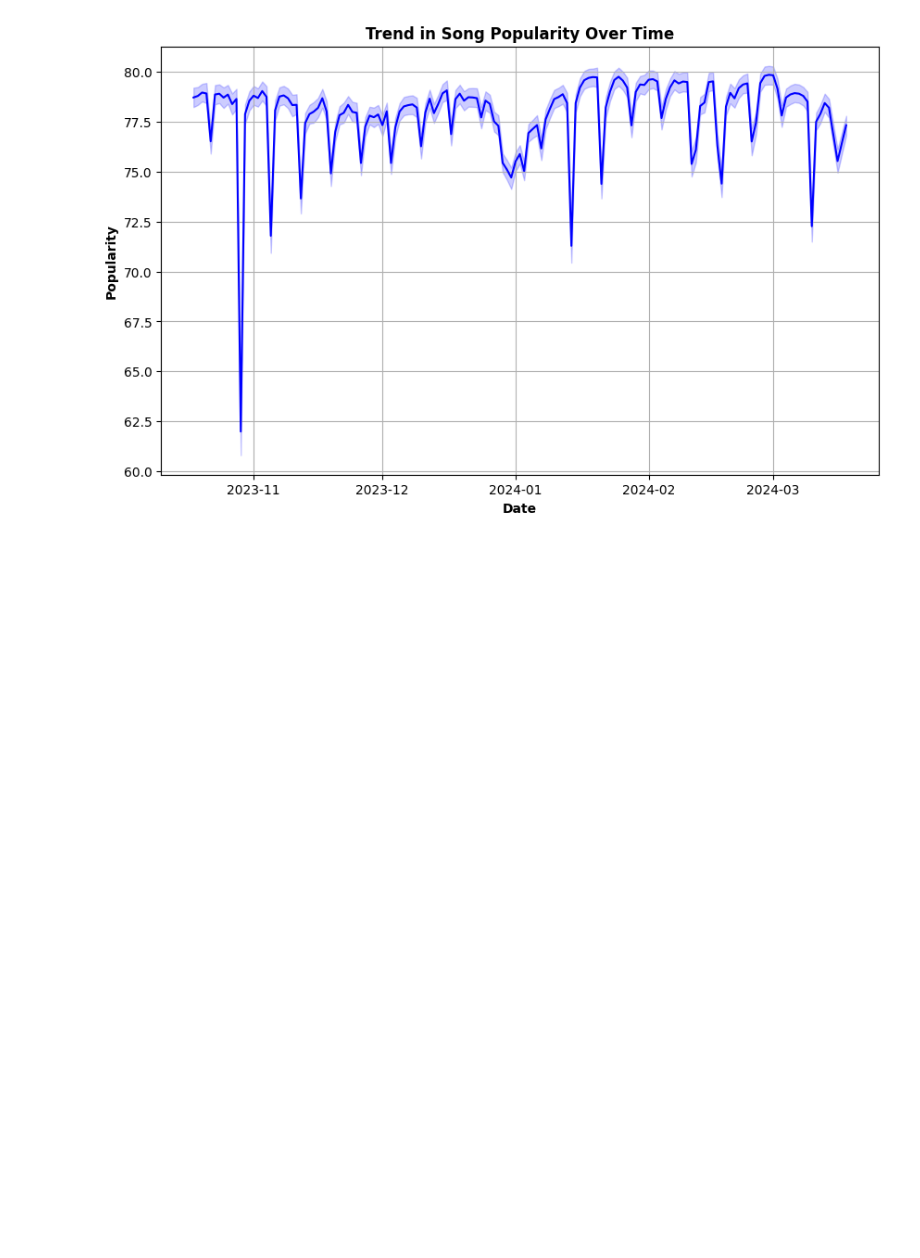
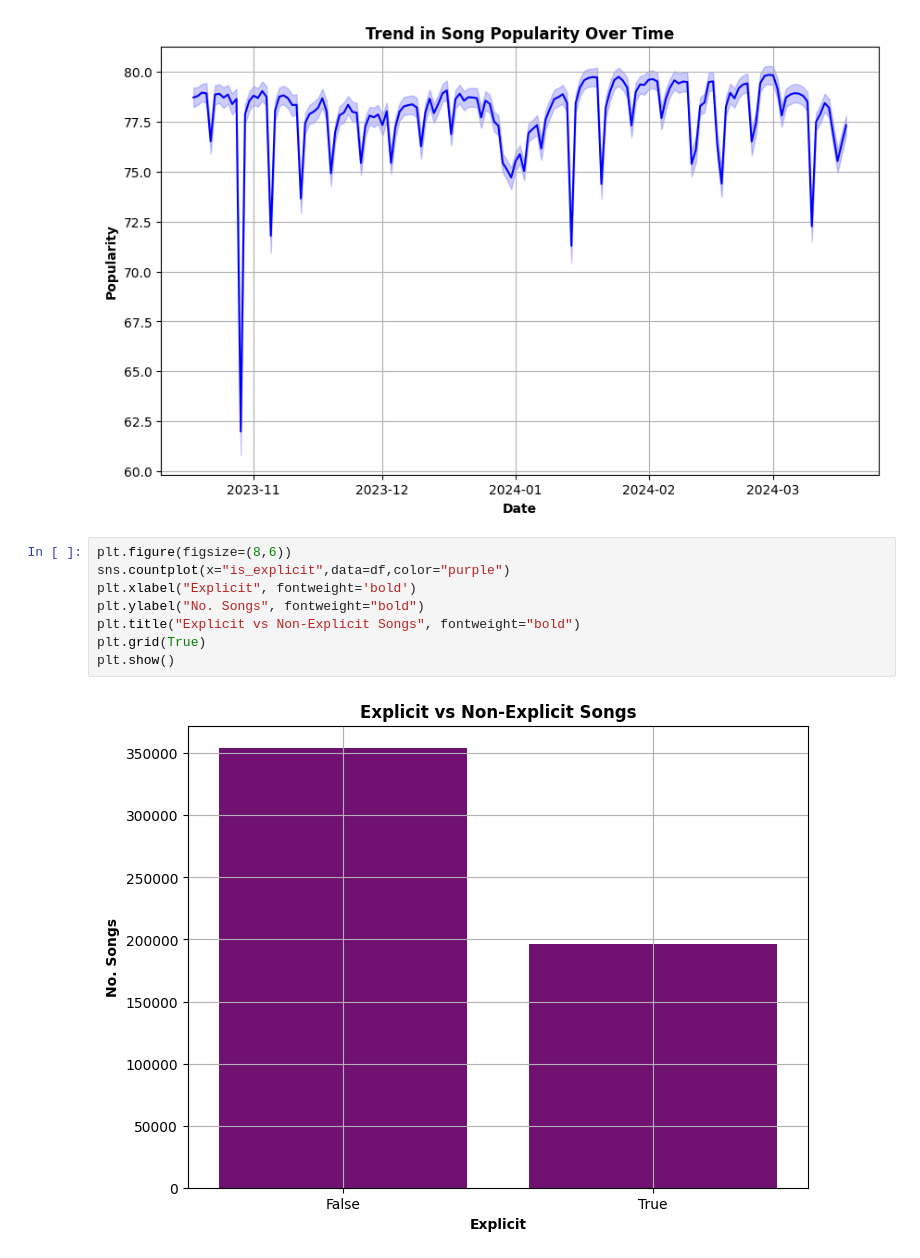
Before and after one commit to ayushsiloiya619/Spotify-Song-Analysis, a Jupyter notebook: Spotify_Analysis.ipynb, the cells around one changed output. Cells and saved outputs as stored; diff of their text form; blank space fills up the shorter version.

Commit message:
added the plot vs explicit and non-explicit

```diff
--- a/Spotify_Analysis.ipynb
+++ b/Spotify_Analysis.ipynb
@@ -325,3 +325,13 @@ plt.grid(True)
 plt.show()
 # %% [output]
 [figure]
+# %%
+plt.figure(figsize=(8,6))
+sns.countplot(x="is_explicit",data=df,color="purple")
+plt.xlabel("Explicit", fontweight='bold')
+plt.ylabel("No. Songs", fontweight="bold")
+plt.title("Explicit vs Non-Explicit Songs", fontweight="bold")
+plt.grid(True)
+plt.show()
+# %% [output]
+[figure, added]
```
Also changed, not shown: parts of 1 cell of this notebook.
